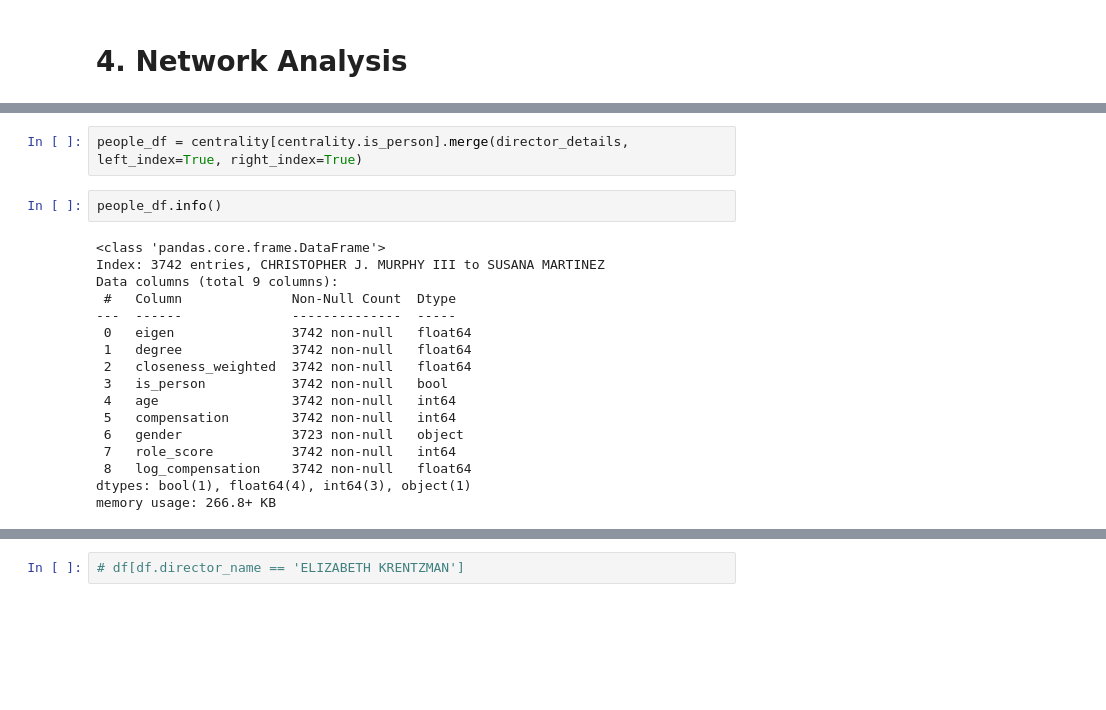
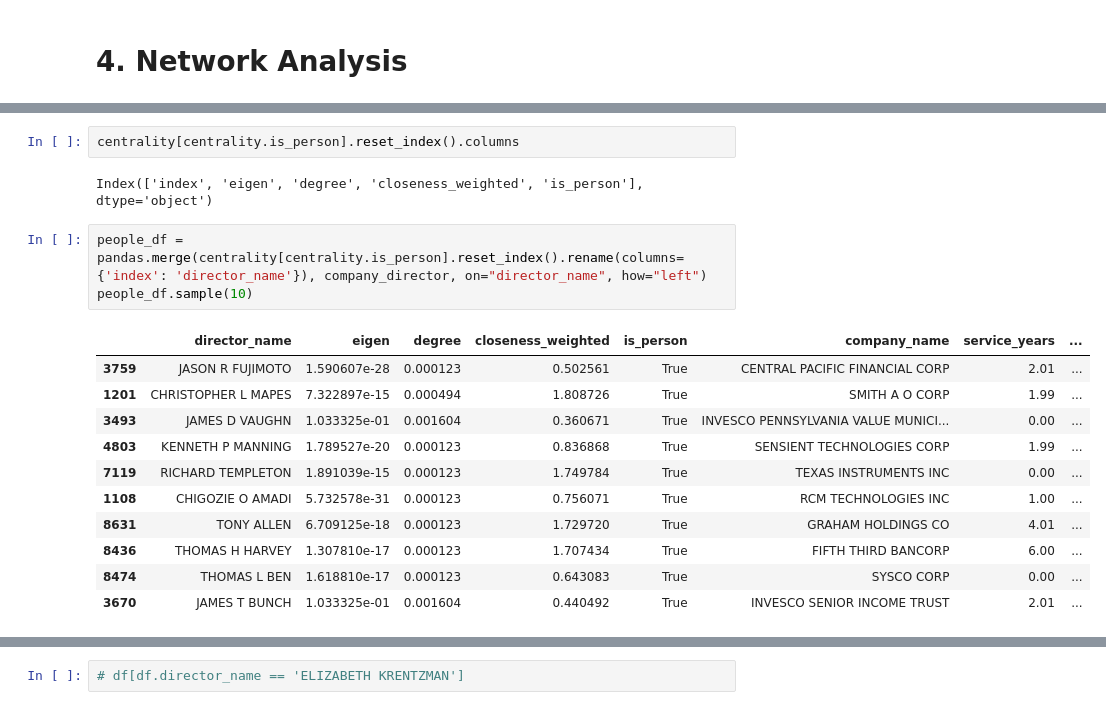
Before and after one commit to MQ-COMP2200-COMP6200/assignment-3-Mahdi3M, a Jupyter notebook: directors-network.ipynb, the cells around one changed output, grey strips where cells are left out. Cells and saved outputs as stored; diff of their text form; blank space fills up the shorter version.

```diff
--- a/directors-network.ipynb
+++ b/directors-network.ipynb
@@ -350,22 +318,20 @@ Wall time: 10min 41s
+# %%
+centrality[centrality.is_person].reset_index().columns
+# %% [output]
+Index(['index', 'eigen', 'degree', 'closeness_weighted', 'is_person'], dtype='object')
 # %%
-people_df = centrality[centrality.is_person].merge(director_details, left_index=True, right_index=True)
+people_df = pandas.merge(centrality[centrality.is_person].reset_index().rename(columns={'index': 'director_name'}), company_director, on="director_name", how="left")
+people_df.sample(10)
+# %% [output]
+|  | director_name | eigen | degree | closeness_weighted | is_person | company_name | service_years | ... |
+| 3759 | JASON R FUJIMOTO | 1.590607e-28 | 0.000123 | 0.502561 | True | CENTRAL PACIFIC FINANCIAL CORP | 2.01 | ... |
+| 1201 | CHRISTOPHER L MAPES | 7.322897e-15 | 0.000494 | 1.808726 | True | SMITH A O CORP | 1.99 | ... |
+| 3493 | JAMES D VAUGHN | 1.033325e-01 | 0.001604 | 0.360671 | True | INVESCO PENNSYLVANIA VALUE MUNICI... | 0.00 | ... |
+| 4803 | KENNETH P MANNING | 1.789527e-20 | 0.000123 | 0.836868 | True | SENSIENT TECHNOLOGIES CORP | 1.99 | ... |
+| 7119 | RICHARD TEMPLETON | 1.891039e-15 | 0.000123 | 1.749784 | True | TEXAS INSTRUMENTS INC | 0.00 | ... |
+| 1108 | CHIGOZIE O AMADI | 5.732578e-31 | 0.000123 | 0.756071 | True | RCM TECHNOLOGIES INC | 1.00 | ... |
+| 8631 | TONY ALLEN | 6.709125e-18 | 0.000123 | 1.729720 | True | GRAHAM HOLDINGS CO | 4.01 | ... |
+| 8436 | THOMAS H HARVEY | 1.307810e-17 | 0.000123 | 1.707434 | True | FIFTH THIRD BANCORP | 6.00 | ... |
+| 8474 | THOMAS L BEN | 1.618810e-17 | 0.000123 | 0.643083 | True | SYSCO CORP | 0.00 | ... |
+| 3670 | JAMES T BUNCH | 1.033325e-01 | 0.001604 | 0.440492 | True | INVESCO SENIOR INCOME TRUST | 2.01 | ... |
-# %%
-people_df.info()
-# %% [output]
-<class 'pandas.core.frame.DataFrame'>
-Index: 3742 entries, CHRISTOPHER J. MURPHY III to SUSANA MARTINEZ
-Data columns (total 9 columns):
- #   Column              Non-Null Count  Dtype
----  ------              --------------  -----
- 0   eigen               3742 non-null   float64
- 1   degree              3742 non-null   float64
- 2   closeness_weighted  3742 non-null   float64
- 3   is_person           3742 non-null   bool
- 4   age                 3742 non-null   int64
- 5   compensation        3742 non-null   int64
- 6   gender              3723 non-null   object
- 7   role_score          3742 non-null   int64
- 8   log_compensation    3742 non-null   float64
-dtypes: bool(1), float64(4), int64(3), object(1)
-memory usage: 266.8+ KB
 # %%
```
Also changed, not shown: parts of 36 cells of this notebook.
